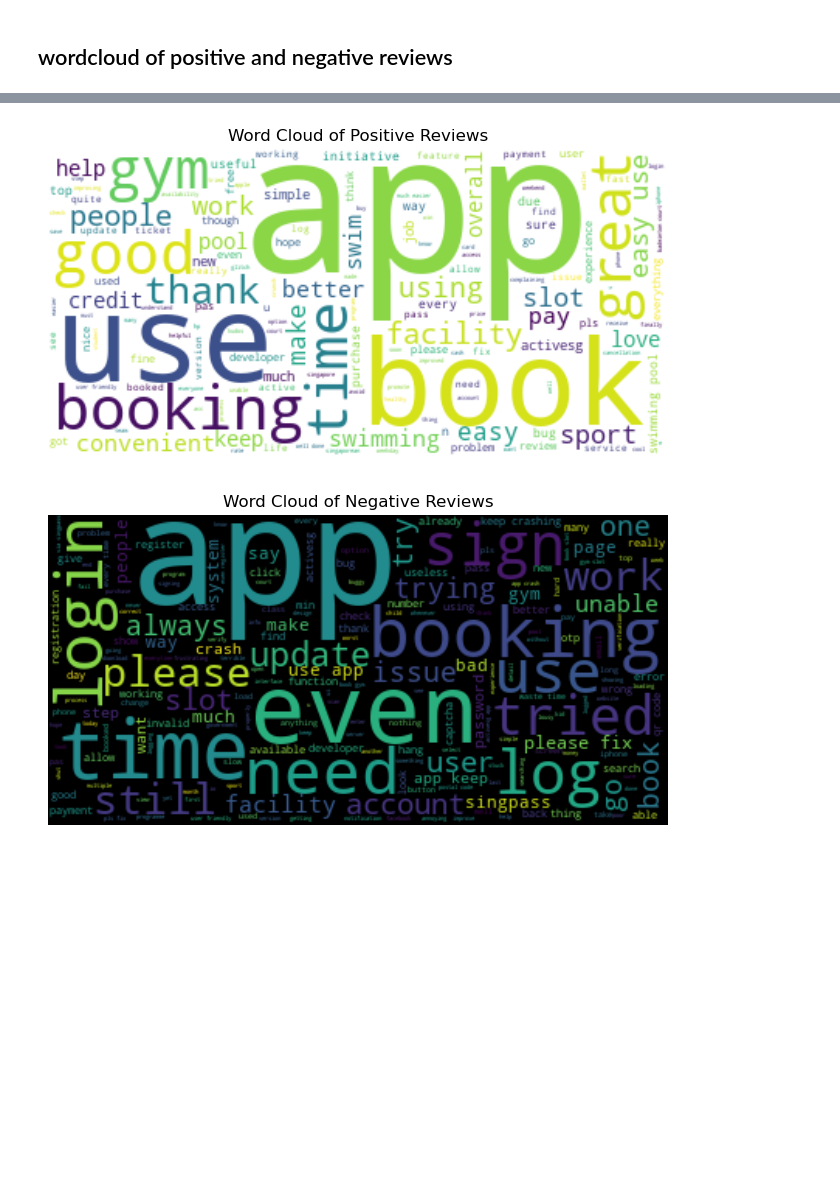
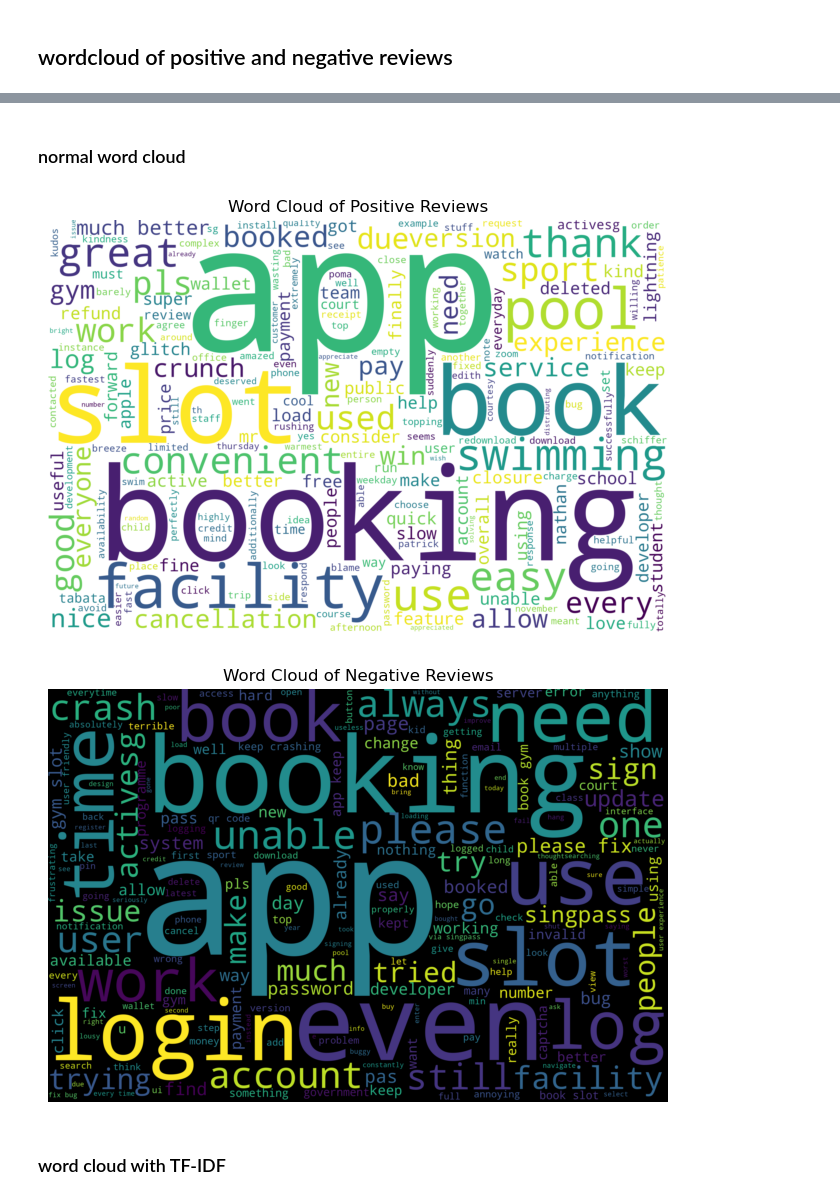
Before and after one commit to jiayii01/machine-learning-projects, a Jupyter notebook: nlp-on-activesg-reviews.ipynb, the cells around one changed output, grey strips where cells are left out. Cells and saved outputs as stored; diff of their text form; code cells hidden in the pictures; blank space fills up the shorter version.

Commit message:
NLP on ActiveSG Reviews | Version 2

```diff
--- a/nlp-on-activesg-reviews.ipynb
+++ b/nlp-on-activesg-reviews.ipynb
@@ -152,3 +172,5 @@ df_result = pd.merge(tm_df, df_topic_results,  how='inner', left_index=True, rig
+# %%
+df_result["review_topic"] = df_result.apply(lambda x: return_topic(x), axis=1)
 # %%
 df_result.head(5)
 # %% [output]
@@ -169,2 +182,0 @@ def return_topic(row):
-# %%
-df_result["topic"] = df_result.apply(lambda x: return_topic(x), axis=1)
@@ -209,7 +222,7 @@ def clean_text(text):
     text = ' '.join([contractions.fix(x) for x in text.split(" ")])
     return text.strip()
 
-df_result["review"] = df_result["review"].apply(lambda x: clean_text(x))
+df_result["review_lower"] = df_result["review_lower"].apply(lambda x: clean_text(x))
 # %%
 #data pre-processing - LEMMATIZATION
 def lemma_preprocess_text(text_list):
@@ -230,7 +243,7 @@ def lemma_preprocess_text(text_list):
     return text_lemma
 # %%
 # Put each row of the 'text' column into a list on its own
-text_list = df_result['review'].tolist()
+text_list = df_result['review_lower'].tolist()
 
 # Preprocess the text_list
 lemma_processed_text = lemma_preprocess_text(text_list)
@@ -251,35 +264,37 @@ four_and_five = df_result[df_result['rating'] >= 4]
 
 # reviews with rating < 4
 less_than_4 = df_result[df_result['rating'] < 4]
+# %% [markdown]
+### normal word cloud
 # %%
-#SUICIDE DATA - word cloud
+# 4&5 RATINGS  - word cloud
 
 # extract the processed text column as a list of lists
 
 four_and_five_text = four_and_five['lemmatized_processed_text'].tolist()
 
 # join each inner list into a single string
 four_and_five_rev_text = [" ".join(x) for x in four_and_five_text]
 
 # join the list of strings into a single string
 four_and_five_rev_text = " ".join(four_and_five_rev_text)
 
 # tokenize the words
 four_and_five_rev_tokens = word_tokenize(four_and_five_rev_text)
 
 # create a word cloud
-review_wordcloud = WordCloud(background_color="white").generate(" ".join(four_and_five_rev_tokens))
+review_wordcloud = WordCloud(width = 3000, height = 2000, background_color="white").generate(" ".join(four_and_five_rev_tokens))
 
 # plot the word cloud
 plt.figure(figsize=(8,6))
 plt.imshow(review_wordcloud, interpolation='bilinear')
 plt.title("Word Cloud of Positive Reviews")
 plt.axis("off")
 plt.show()
 # %% [output]
-[figure, old version]
+[figure, new version]
 # %%
-#SUICIDE DATA - word cloud
+# LESS THAN 4 RATINGS  - word cloud
 
 # extract the processed text column as a list of lists
 
@@ -296,7 +311,7 @@ less_than_4_rev_tokens = word_tokenize(less_than_4_rev_text)
 
 # create a word cloud
 # wordcloud = WordCloud().generate(" ".join(tokens))
-review_wordcloud = WordCloud(background_color="black").generate(" ".join(less_than_4_rev_tokens))
+review_wordcloud = WordCloud(width = 3000, height = 2000, background_color="black").generate(" ".join(less_than_4_rev_tokens))
 
 # plot the word cloud
 plt.figure(figsize=(8,6))
@@ -305,4 +320,6 @@ plt.title("Word Cloud of Negative Reviews")
 plt.axis("off")
 plt.show()
 # %% [output]
-[figure, old version]
+[figure, new version]
+# %% [markdown]
+### word cloud with TF-IDF
```
Also changed, not shown: parts of 40 cells of this notebook.
